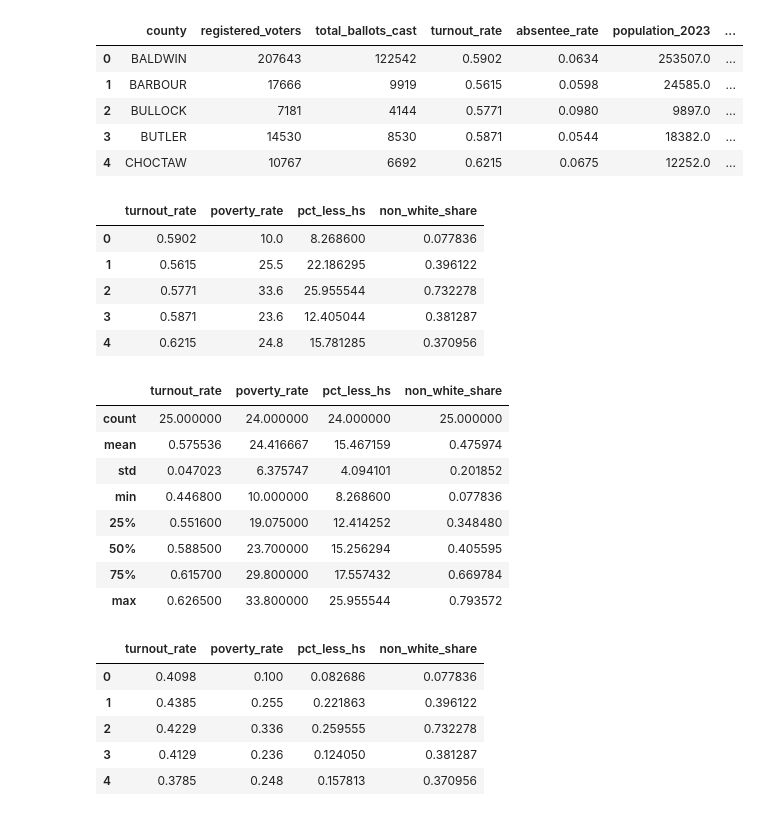
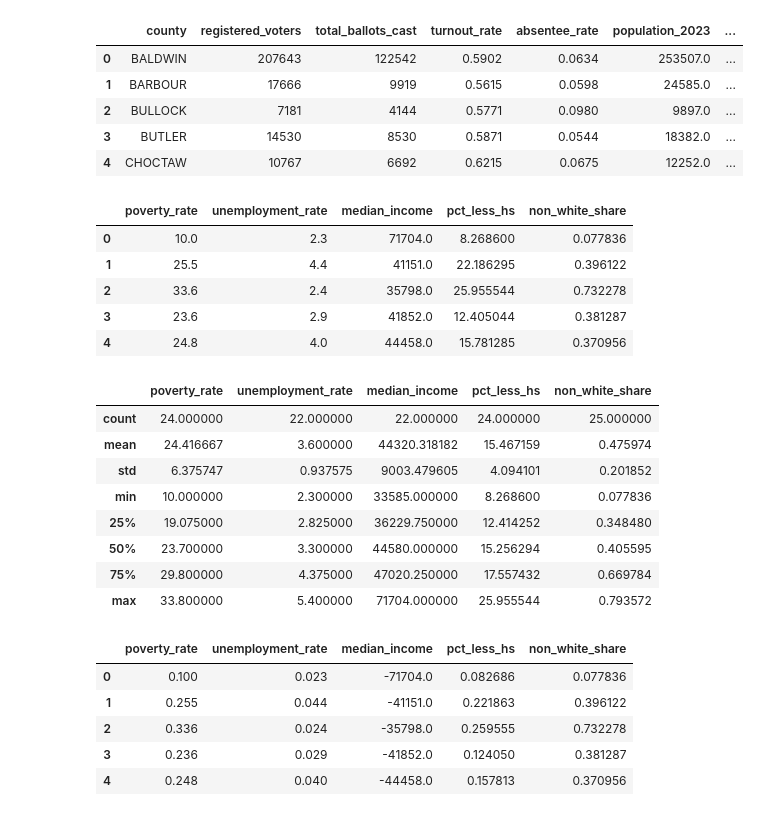
Before and after one commit to lacarabela/GC-CPRI, a Jupyter notebook: notebooks/02_pca_analysis.ipynb, the cells around one changed output. Cells and saved outputs as stored; diff of their text form; code cells hidden in the pictures.

```diff
--- a/notebooks/02_pca_analysis.ipynb
+++ b/notebooks/02_pca_analysis.ipynb
@@ -34,53 +34,58 @@ df.head()
 | 4 | CHOCTAW | 10767 | 6692 | 0.6215 | 0.0675 | 12252.0 | ... |
 # %%
 candidate_features = [
-    "turnout_rate",
     "poverty_rate",
+    "unemployment_rate",
+    "median_income",
     "pct_less_hs",
     "non_white_share"
 ]
 
 pca_df = df[candidate_features].copy()
 pca_df.head()
 # %% [output]
-|  | turnout_rate | poverty_rate | pct_less_hs | non_white_share |
-| 0 | 0.5902 | 10.0 | 8.268600 | 0.077836 |
-| 1 | 0.5615 | 25.5 | 22.186295 | 0.396122 |
-| 2 | 0.5771 | 33.6 | 25.955544 | 0.732278 |
-| 3 | 0.5871 | 23.6 | 12.405044 | 0.381287 |
-| 4 | 0.6215 | 24.8 | 15.781285 | 0.370956 |
+|  | poverty_rate | unemployment_rate | median_income | pct_less_hs | non_white_share |
+| 0 | 10.0 | 2.3 | 71704.0 | 8.268600 | 0.077836 |
+| 1 | 25.5 | 4.4 | 41151.0 | 22.186295 | 0.396122 |
+| 2 | 33.6 | 2.4 | 35798.0 | 25.955544 | 0.732278 |
+| 3 | 23.6 | 2.9 | 41852.0 | 12.405044 | 0.381287 |
+| 4 | 24.8 | 4.0 | 44458.0 | 15.781285 | 0.370956 |
 # %%
 pca_df.describe()
 # %% [output]
-|  | turnout_rate | poverty_rate | pct_less_hs | non_white_share |
-| count | 25.000000 | 24.000000 | 24.000000 | 25.000000 |
-| mean | 0.575536 | 24.416667 | 15.467159 | 0.475974 |
-| std | 0.047023 | 6.375747 | 4.094101 | 0.201852 |
-| min | 0.446800 | 10.000000 | 8.268600 | 0.077836 |
-| 25% | 0.551600 | 19.075000 | 12.414252 | 0.348480 |
-| 50% | 0.588500 | 23.700000 | 15.256294 | 0.405595 |
-| 75% | 0.615700 | 29.800000 | 17.557432 | 0.669784 |
-| max | 0.626500 | 33.800000 | 25.955544 | 0.793572 |
+|  | poverty_rate | unemployment_rate | median_income | pct_less_hs | non_white_share |
+| count | 24.000000 | 22.000000 | 22.000000 | 24.000000 | 25.000000 |
+| mean | 24.416667 | 3.600000 | 44320.318182 | 15.467159 | 0.475974 |
+| std | 6.375747 | 0.937575 | 9003.479605 | 4.094101 | 0.201852 |
+| min | 10.000000 | 2.300000 | 33585.000000 | 8.268600 | 0.077836 |
+| 25% | 19.075000 | 2.825000 | 36229.750000 | 12.414252 | 0.348480 |
+| 50% | 23.700000 | 3.300000 | 44580.000000 | 15.256294 | 0.405595 |
+| 75% | 29.800000 | 4.375000 | 47020.250000 | 17.557432 | 0.669784 |
+| max | 33.800000 | 5.400000 | 71704.000000 | 25.955544 | 0.793572 |
 # %%
-# turnout: lower turnout = higher risk
-pca_df["turnout_rate"] = 1 - pca_df["turnout_rate"]
-
 # poverty: higher poverty = higher risk
 if pca_df["poverty_rate"].max() > 1:
     pca_df["poverty_rate"] = pca_df["poverty_rate"] / 100
+
+# unemployment: higher unemployment = higher risk
+if pca_df["unemployment_rate"].max() > 1:
+    pca_df["unemployment_rate"] = pca_df["unemployment_rate"] / 100
 
 # education: higher % less than HS = higher risk
 if pca_df["pct_less_hs"].max() > 1:
     pca_df["pct_less_hs"] = pca_df["pct_less_hs"] / 100
 
+# income: higher income = lower risk
+pca_df["median_income"] = -1 * pca_df["median_income"]
+
 pca_df.head()
 # %% [output]
-|  | turnout_rate | poverty_rate | pct_less_hs | non_white_share |
-| 0 | 0.4098 | 0.100 | 0.082686 | 0.077836 |
-| 1 | 0.4385 | 0.255 | 0.221863 | 0.396122 |
-| 2 | 0.4229 | 0.336 | 0.259555 | 0.732278 |
-| 3 | 0.4129 | 0.236 | 0.124050 | 0.381287 |
-| 4 | 0.3785 | 0.248 | 0.157813 | 0.370956 |
+|  | poverty_rate | unemployment_rate | median_income | pct_less_hs | non_white_share |
+| 0 | 0.100 | 0.023 | -71704.0 | 0.082686 | 0.077836 |
+| 1 | 0.255 | 0.044 | -41151.0 | 0.221863 | 0.396122 |
+| 2 | 0.336 | 0.024 | -35798.0 | 0.259555 | 0.732278 |
+| 3 | 0.236 | 0.029 | -41852.0 | 0.124050 | 0.381287 |
+| 4 | 0.248 | 0.040 | -44458.0 | 0.157813 | 0.370956 |
 # %%
 pca_df.isna().sum()
 # %% [output]
```
Also changed, not shown: parts of 9 cells of this notebook, 6 other files.
